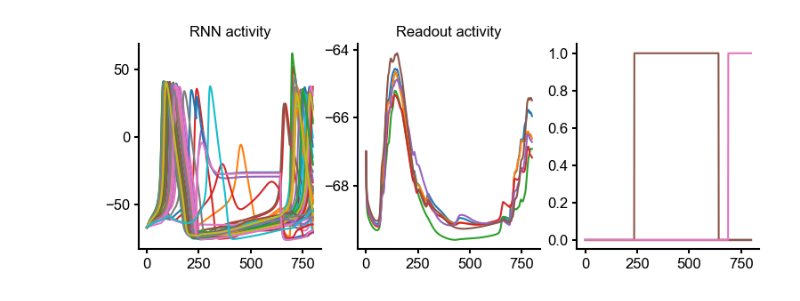
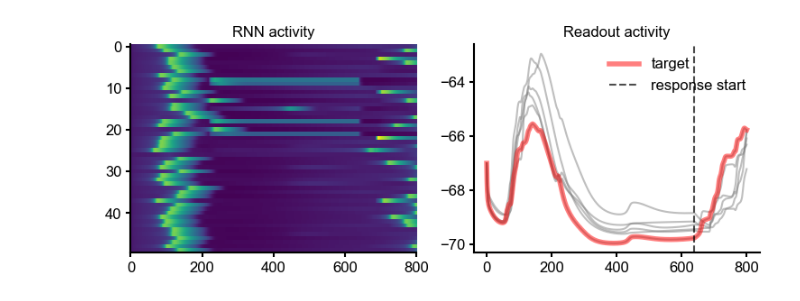
Before and after one commit to mackelab/neuro_rnn_training, a Jupyter notebook: jaxley_example/train_jaxley.ipynb, the cells around one changed output. Saved outputs shown, nothing was run; the diff lists cells and outputs as text; code cells hidden in the pictures.

```diff
--- a/jaxley_example/train_jaxley.ipynb
+++ b/jaxley_example/train_jaxley.ipynb
@@ -168 +156,9 @@ from jax.flatten_util import ravel_pytree
+# %%
+JIT =False # set to True to enable JIT compilation (faster, but harder to debug)
+
+training_params={
+    "lr":0.01,
+    "lr_end":0.0001,
+    "max_epochs":150,
+}
 # %%
@@ -194,15 +250,28 @@ for i in range(RNN_params['n_rec']+RNN_params['n_out']):
 # %%
+# visualize trained network
+net.delete_recordings()
+for i in range(RNN_params['n_rec']+RNN_params['n_out']):
+    net.cell(i).branch(0).comp(0).record(verbose=False)
+
 stim, target, mask = task.get_batch()
-fig,ax = plt.subplots(1,3,figsize=(9,3))
-for i in range(1):
-    params=tf.forward(opt_params)
-    v= simulate(params, stim[i],input_weights_mask,net,dt=dt,levels=levels)
-    ax[0].plot(v[:RNN_params['n_rec']].T)#,aspect='auto')
-    ax[1].plot(v[RNN_params['n_rec']:].T)
-    ax[2].plot(stim[i])
-    ax[0].set_title('RNN activity')
-    ax[1].set_title('Readout activity')
+fig,ax = plt.subplots(1,2,figsize=(9,3))
+i = np.random.randint(0,stim.shape[0])
+params = tf.forward(opt_params)
+v= simulate(params, stim[i],input_weights_mask,net,dt=dt,levels=1)
+ax[0].imshow(v[:RNN_params['n_rec']],aspect='auto')
+ax[1].plot(v[RNN_params['n_rec']:].T,color='gray',alpha=0.5)
 
+
+# color the target readout, this should have the highest activity
+target = np.argmax(np.sum(stim[i,:,:n_classes],axis=0))
+ax[1].plot(v[RNN_params['n_rec']+target].T,linewidth=4, color='red', alpha=0.5,label='target')
+response_start = np.sum(mask[i,:, 0]==0)
+ax[1].axvline(response_start, color='black', linestyle='--', alpha=0.7, label='response start')
+ax[0].set_title('RNN activity')
+ax[1].set_title('Readout activity')
+ax[1].legend()
+ax[0].set_xlabel('Time (steps)')
+ax[0].set_ylabel('Units')
 ax[1].spines[['top','right']].set_visible(False)
 # %% [output]
-[figure, old version]
+[figure, new version]
```
Also changed, not shown: parts of 26 cells of this notebook, 1 other file.
